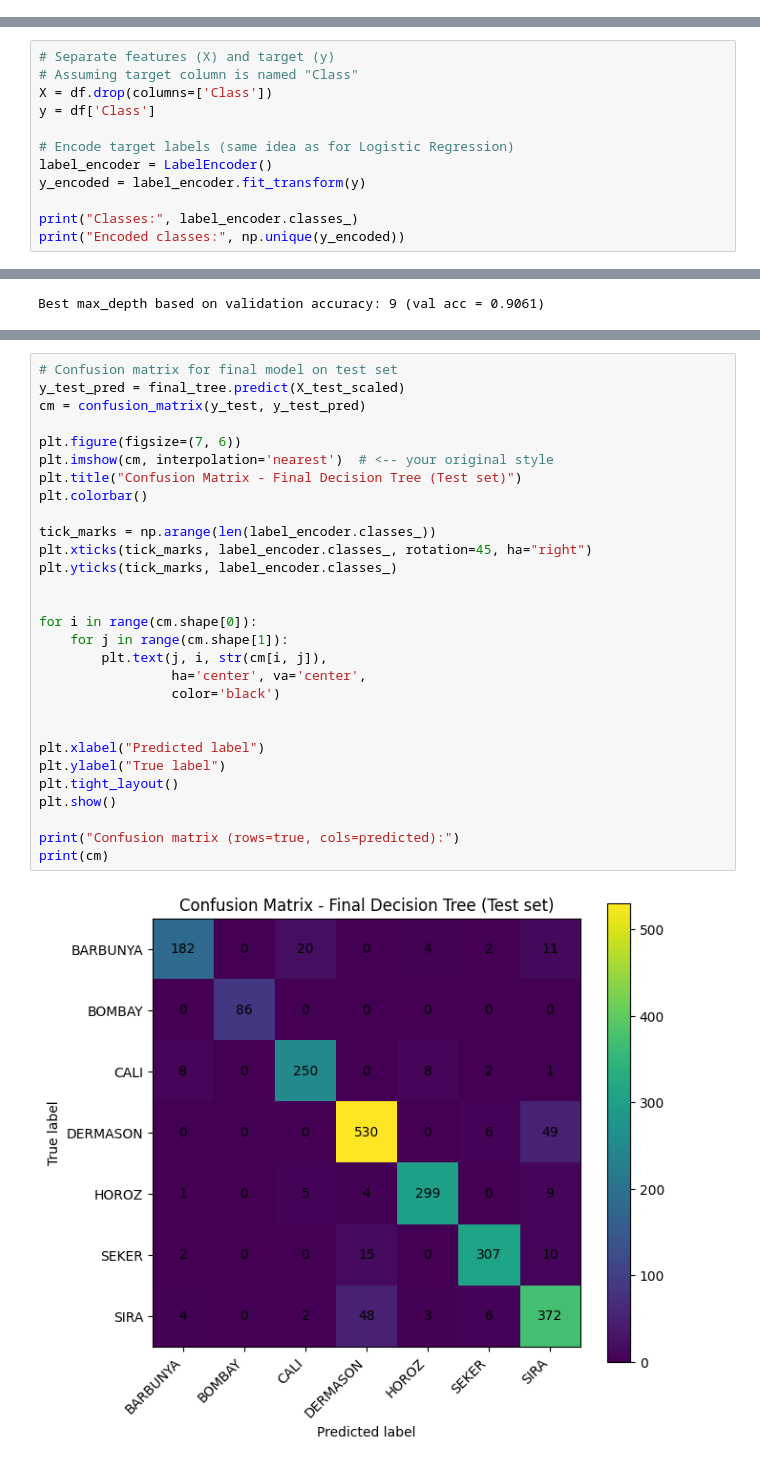
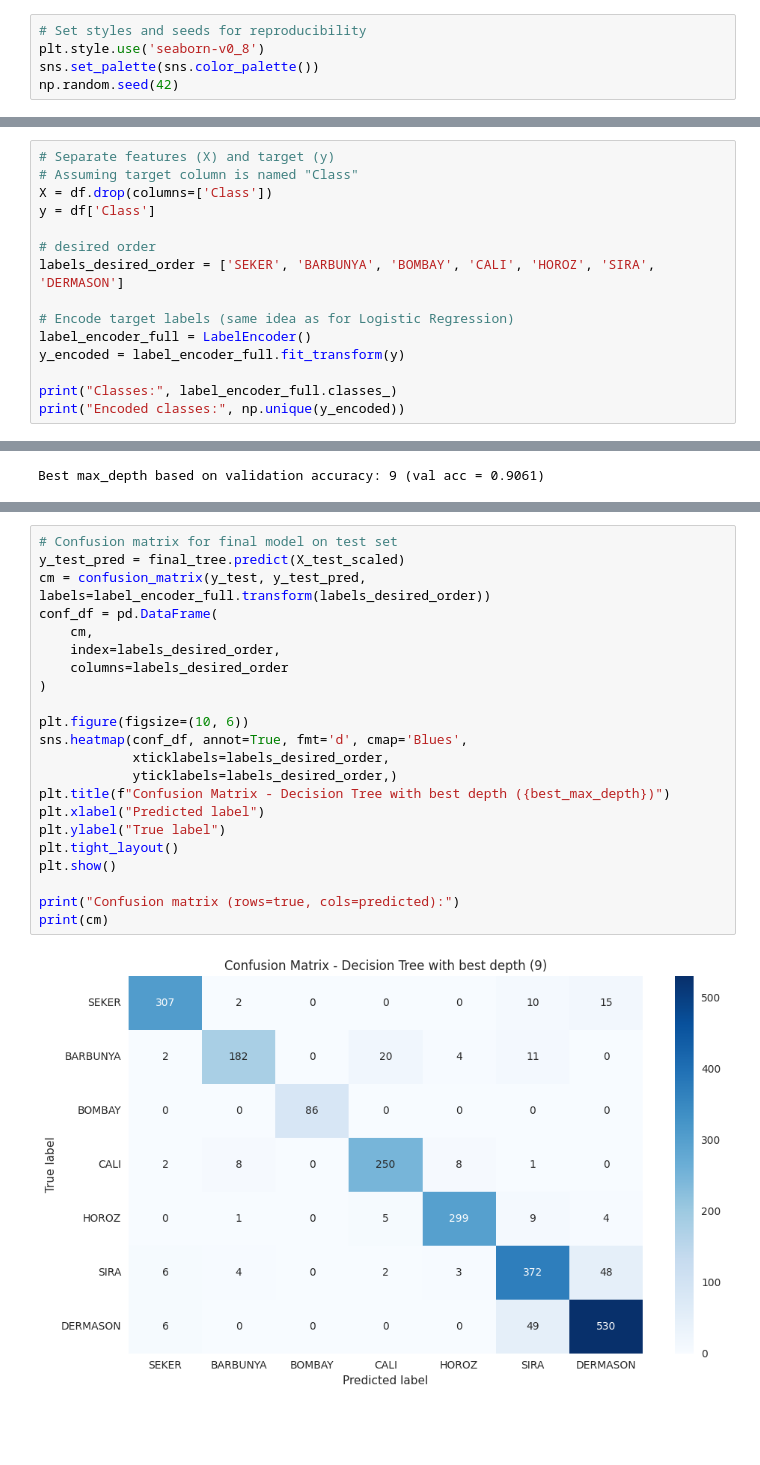
Before and after one commit to fadimardelli/dry-bean-classification, a Jupyter notebook: notebooks/05_model3_DecisionTree.ipynb, the cells around one changed output, grey strips where cells are left out. Saved outputs shown, nothing was run; the diff lists cells and outputs as text; blank space fills up the shorter version.

```diff
--- a/notebooks/05_model3_DecisionTree.ipynb
+++ b/notebooks/05_model3_DecisionTree.ipynb
@@ -12,3 +44,8 @@ from sklearn.metrics import accuracy_score, classification_report, confusion_mat
+# %%
+# Set styles and seeds for reproducibility
+plt.style.use('seaborn-v0_8')
+sns.set_palette(sns.color_palette())
+np.random.seed(42)
 # %%
 # Load dataset (adjust path/filename)
 data_path = "Dry_Bean_Dataset.csv"
@@ -41,11 +78,14 @@ Name: count, dtype: int64
 X = df.drop(columns=['Class'])
 y = df['Class']
 
+# desired order
+labels_desired_order = ['SEKER', 'BARBUNYA', 'BOMBAY', 'CALI', 'HOROZ', 'SIRA', 'DERMASON']
+
 # Encode target labels (same idea as for Logistic Regression)
-label_encoder = LabelEncoder()
-y_encoded = label_encoder.fit_transform(y)
+label_encoder_full = LabelEncoder()
+y_encoded = label_encoder_full.fit_transform(y)
 
-print("Classes:", label_encoder.classes_)
+print("Classes:", label_encoder_full.classes_)
 print("Encoded classes:", np.unique(y_encoded))
 # %% [output]
 Classes: ['BARBUNYA' 'BOMBAY' 'CALI' 'DERMASON' 'HOROZ' 'SEKER' 'SIRA']
@@ -229,32 +269,25 @@ weighted avg       0.90      0.90      0.90      2246
 # %%
 # Confusion matrix for final model on test set
 y_test_pred = final_tree.predict(X_test_scaled)
-cm = confusion_matrix(y_test, y_test_pred)
+cm = confusion_matrix(y_test, y_test_pred, labels=label_encoder_full.transform(labels_desired_order))
+conf_df = pd.DataFrame(
+    cm,
+    index=labels_desired_order,
+    columns=labels_desired_order
+)
 
-plt.figure(figsize=(7, 6))
-plt.imshow(cm, interpolation='nearest')  # <-- your original style
-plt.title("Confusion Matrix - Final Decision Tree (Test set)")
-plt.colorbar()
-
-tick_marks = np.arange(len(label_encoder.classes_))
-plt.xticks(tick_marks, label_encoder.classes_, rotation=45, ha="right")
-plt.yticks(tick_marks, label_encoder.classes_)
-
-
-for i in range(cm.shape[0]):
-    for j in range(cm.shape[1]):
-        plt.text(j, i, str(cm[i, j]),
-                 ha='center', va='center',
-                 color='black')
-
-
+plt.figure(figsize=(10, 6))
+sns.heatmap(conf_df, annot=True, fmt='d', cmap='Blues',
+            xticklabels=labels_desired_order,
+            yticklabels=labels_desired_order,)
+plt.title(f"Confusion Matrix - Decision Tree with best depth ({best_max_depth})")
 plt.xlabel("Predicted label")
 plt.ylabel("True label")
 plt.tight_layout()
 plt.show()
 
 print("Confusion matrix (rows=true, cols=predicted):")
 print(cm)
 # %% [output]
-[figure, old version]
+[figure, new version]
 Confusion matrix (rows=true, cols=predicted):
```
Also changed, not shown: parts of 10 cells of this notebook, 11 other files.
